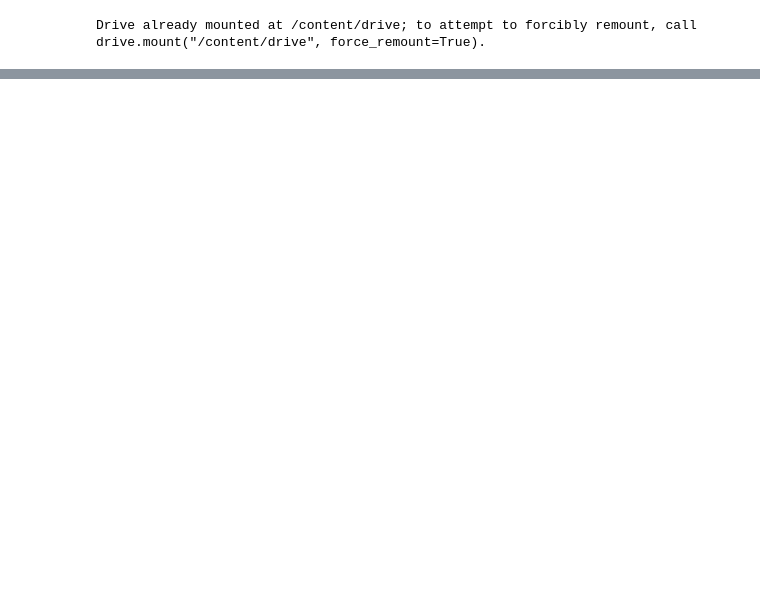
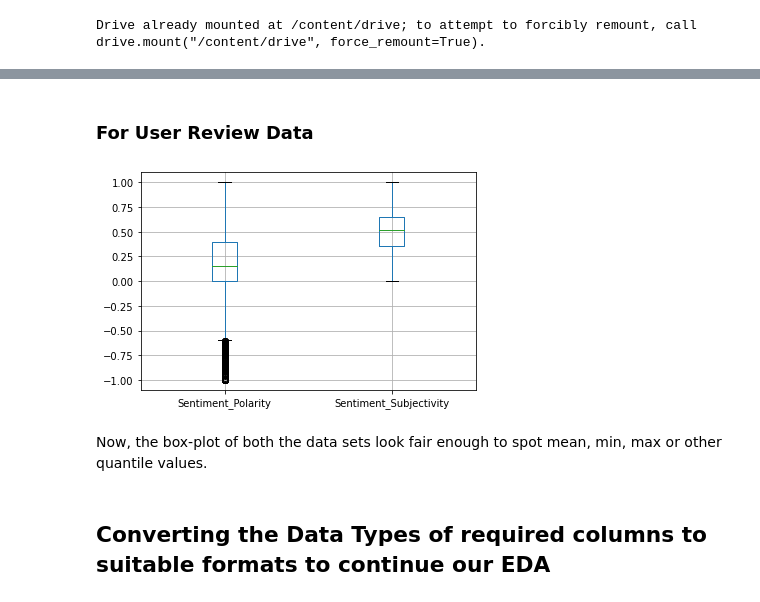
Before and after one commit to TONY00009/First-EDA-on-Playstore_Reviews, a Jupyter notebook: Play_Store_App_Review_Analysis_Capstone_Project.ipynb, the cells around one changed output, grey strips where cells are left out. Drawn from its saved outputs; the diff is of its cells as text; code cells hidden in the pictures; blank space fills up the shorter version.

```diff
--- a/Play_Store_App_Review_Analysis_Capstone_Project.ipynb
+++ b/Play_Store_App_Review_Analysis_Capstone_Project.ipynb
@@ -109,0 +27,6 @@ Data Manipulation
+# %%
+playstore_data_path = '/content/drive/MyDrive/Playstore EDA/Data csv/Play Store Data.csv'
+user_reviews_data_path = '/content/drive/MyDrive/Playstore EDA/Data csv/User Reviews.csv'
+# %%
+playstore_data_df = pd.read_csv(playstore_data_path)
+user_reviews_df = pd.read_csv(user_reviews_data_path)
@@ -109,0 +190,5 @@ Data Manipulation
+# %%
+#Dropping null values from user_reviews_df:
+
+user_reviews_df = user_reviews_df.dropna()
+user_reviews_df.isnull().sum()
@@ -109,0 +244,10 @@ Data Manipulation
+# %% [markdown]
+### **For User Review Data**
+# %%
+user_reviews_df.boxplot();
+# %% [output]
+[figure, added]
+# %% [markdown]
+Now, the box-plot of both the data sets look fair enough to spot mean, min, max or other quantile values.
+# %% [markdown]
+## **Converting the  Data Types of required columns to suitable formats to continue our EDA**
```
Also changed, not shown: parts of 56 cells of this notebook.
